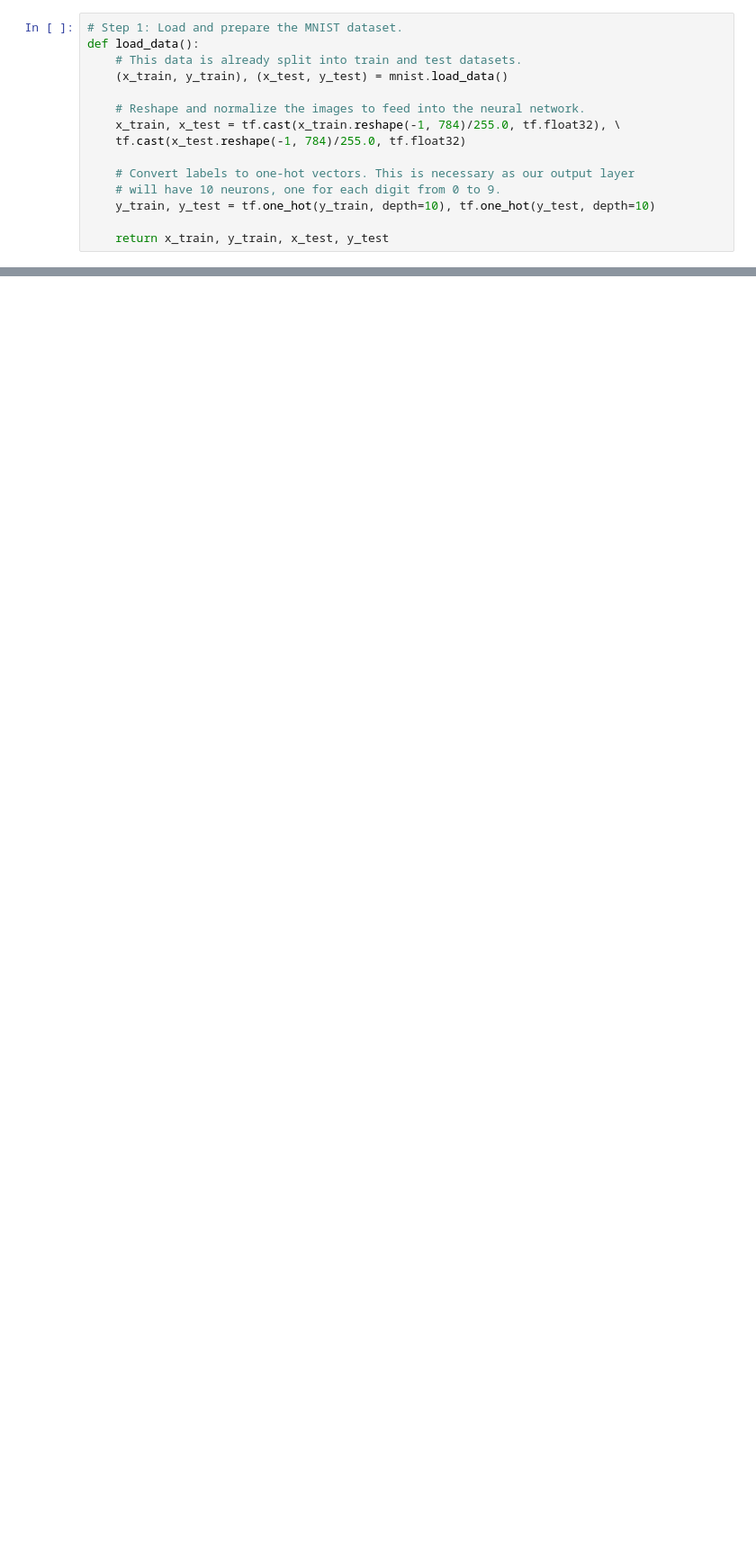
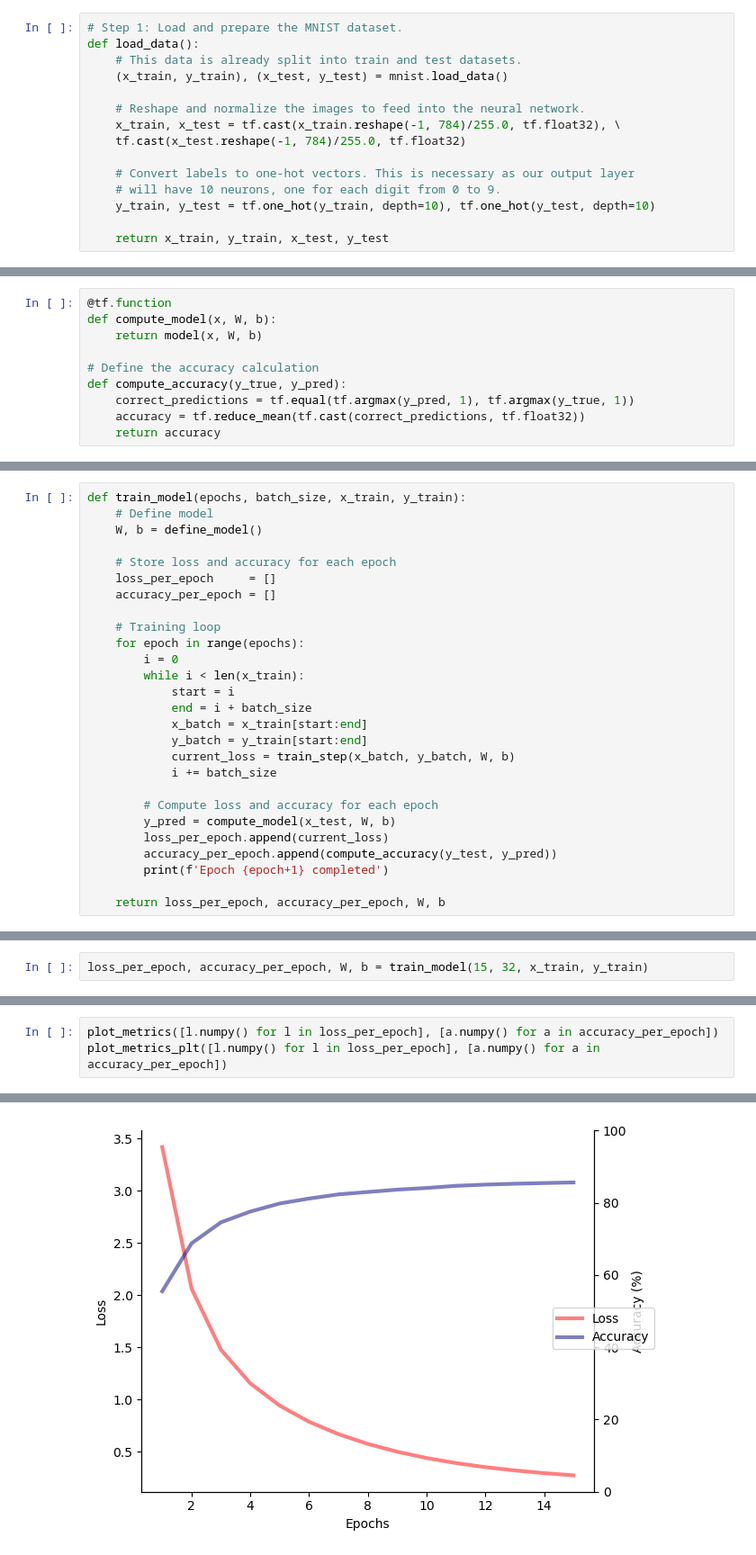
Before and after one commit to mrknorman/data_ad_infinitum, a Jupyter notebook: chapter_x_single_layer_perceptron.ipynb, the cells around one changed output, grey strips where cells are left out. Shown at 90% size. Drawn from its saved outputs; the diff is of its cells as text; blank space fills up the shorter version.

Commit message:
Updated perceptron model

```diff
--- a/chapter_x_single_layer_perceptron.ipynb
+++ b/chapter_x_single_layer_perceptron.ipynb
@@ -138,0 +201,10 @@ def load_data():
+# %%
+@tf.function
+def compute_model(x, W, b):
+    return model(x, W, b)
+
+# Define the accuracy calculation
+def compute_accuracy(y_true, y_pred):
+    correct_predictions = tf.equal(tf.argmax(y_pred, 1), tf.argmax(y_true, 1))
+    accuracy = tf.reduce_mean(tf.cast(correct_predictions, tf.float32))
+    return accuracy
@@ -138,0 +219,27 @@ def load_data():
+# %%
+def train_model(epochs, batch_size, x_train, y_train):
+    # Define model
+    W, b = define_model()
+
+    # Store loss and accuracy for each epoch
+    loss_per_epoch     = []
+    accuracy_per_epoch = []
+
+    # Training loop
+    for epoch in range(epochs):
+        i = 0
+        while i < len(x_train):
+            start = i
+            end = i + batch_size
+            x_batch = x_train[start:end]
+            y_batch = y_train[start:end]
+            current_loss = train_step(x_batch, y_batch, W, b)
+            i += batch_size
+
+        # Compute loss and accuracy for each epoch
+        y_pred = compute_model(x_test, W, b)
+        loss_per_epoch.append(current_loss)
+        accuracy_per_epoch.append(compute_accuracy(y_test, y_pred))
+        print(f'Epoch {epoch+1} completed')
+
+    return loss_per_epoch, accuracy_per_epoch, W, b
@@ -138,0 +252,2 @@ def load_data():
+# %%
+loss_per_epoch, accuracy_per_epoch, W, b = train_model(15, 32, x_train, y_train)
@@ -138,0 +270,4 @@ def load_data():
+# %%
+plot_metrics([l.numpy() for l in loss_per_epoch], [a.numpy() for a in accuracy_per_epoch])
+plot_metrics_plt([l.numpy() for l in loss_per_epoch], [a.numpy() for a in accuracy_per_epoch])
+# %% [output]
@@ -138,0 +278 @@ def load_data():
+[figure, added]
```
Also changed, not shown: parts of 14 cells of this notebook, 1 other file.
